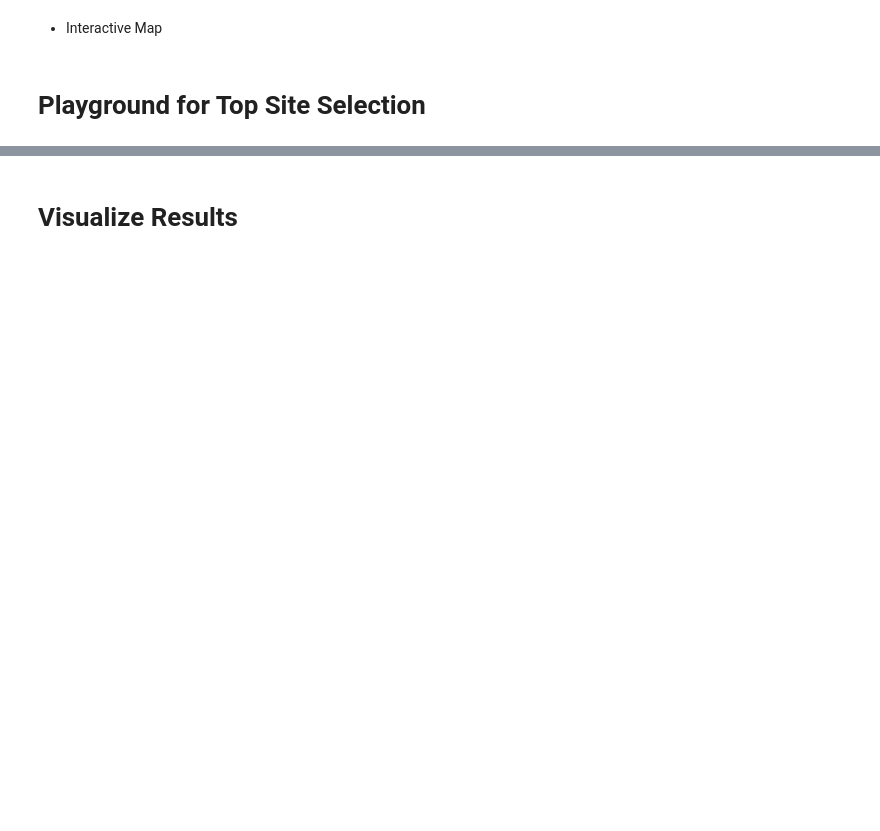
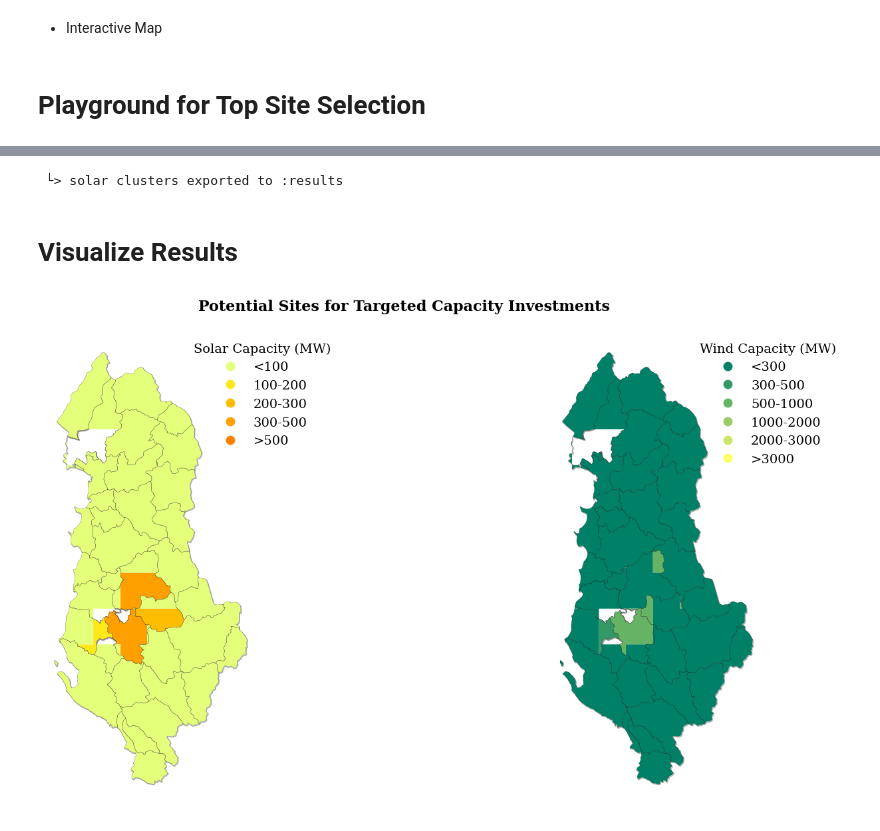
Before and after one commit to DeltaE/RESource, a Jupyter notebook: resources_playground_WB6.ipynb, the cells around one changed output, grey strips where cells are left out. Saved outputs shown, nothing was run; the diff lists cells and outputs as text; code cells hidden in the pictures; blank space fills up the shorter version.

Commit message:
bug fixes to sub national unit tags

```diff
--- a/resources_playground_WB6.ipynb
+++ b/resources_playground_WB6.ipynb
@@ -466,5 +239,0 @@ wind_clusters_ts=res_store.from_store('timeseries/clusters/wind')
-# %%
-all_clusters=wind_clusters.copy()
-sub_national_unit_tag=RES_module.sub_national_unit_tag
-dissolved_indices=di_wind
-cells_timeseries=windts
@@ -593,20 +311,26 @@ RES_module.export_results('wind',
 # %%
 RES_module.export_results('solar',
-                             province_code,
+                             country_code,
                     resource_clusters_solar,
                     cluster_timeseries_solar,)
+# %% [output]
+ └> solar clusters exported to :results
 # %%
 # resource_clusters_solar.plot('potential_capacity',legend=True)
 # resource_clusters_wind.plot('potential_capacity',legend=True)
 # %% [markdown]
 # Visualize Results
+# %%
+sub_national_unit_tag='City'
+# %%
+legend_x_ax_offset = 1.4
+legend_y_ax_offset = 0.05
 # %%
 import matplotlib.pyplot as plt
 import pandas as pd
 
-legend_x_ax_offset=1
 # Ensure 'Region' is in the columns for both boundary and cells
-if 'Region' not in boundary.columns:
+if sub_national_unit_tag not in boundary.columns:
     boundary = boundary.reset_index(inplace=True)
 
 # Assign a number to each region
@@ -632,7 +356,7 @@ ax1.set_axis_off()
 ax2.set_axis_off()
 
 # Shadow effect offset
-shadow_offset = 0.01
+shadow_offset = 0.005
 
 # Plot solar map on ax1
 # Add shadow effect for solar map
@@ -659,30 +383,32 @@ for idx, row in boundary.iterrows():
 # Plot wind map on ax2
 # Add shadow effect for wind map
 boundary.geometry = boundary.geometry.translate(xoff=shadow_offset, yoff=-shadow_offset)
 boundary.plot(ax=ax2, color='None', edgecolor='grey', linewidth=1, alpha=0.7)  # Shadow layer
 boundary.geometry = boundary.geometry.translate(xoff=-shadow_offset, yoff=shadow_offset)
 
 # Plot wind cells
 resource_clusters_wind.plot(column='wind_category', ax=ax2, cmap='summer', legend=True,
            legend_kwds={'title': "Wind Capacity (MW)", 'bbox_to_anchor':(legend_x_ax_offset,1), 'frameon': False})
 
 # Plot actual boundary for wind map
 boundary.plot(ax=ax2, facecolor='none', edgecolor='black', linewidth=0.2, alpha=0.7)
 """
 # Annotate region numbers for wind map
 for idx, row in boundary.iterrows():
     centroid = row.geometry.centroid
     ax2.annotate(f"{row['Region_Number']}",
                  xy=(centroid.x, centroid.y),
                  ha='center', va='center',
                  fontsize=8, color='black',
                  bbox=dict(facecolor='white', edgecolor='none', alpha=0.7, boxstyle='round,pad=0.2'))
 """
 # Adjust layout for cleaner appearance
 fig.patch.set_alpha(0)  # Make figure background transparent
 plt.tight_layout()
 
 # Show the side-by-side plot
 
 # plt.savefig('solar_wind_capacity_map.png',dpi=300)
 plt.show()
+# %% [output]
+[figure, added]
```
Also changed, not shown: parts of 31 cells of this notebook, 1 other file.
